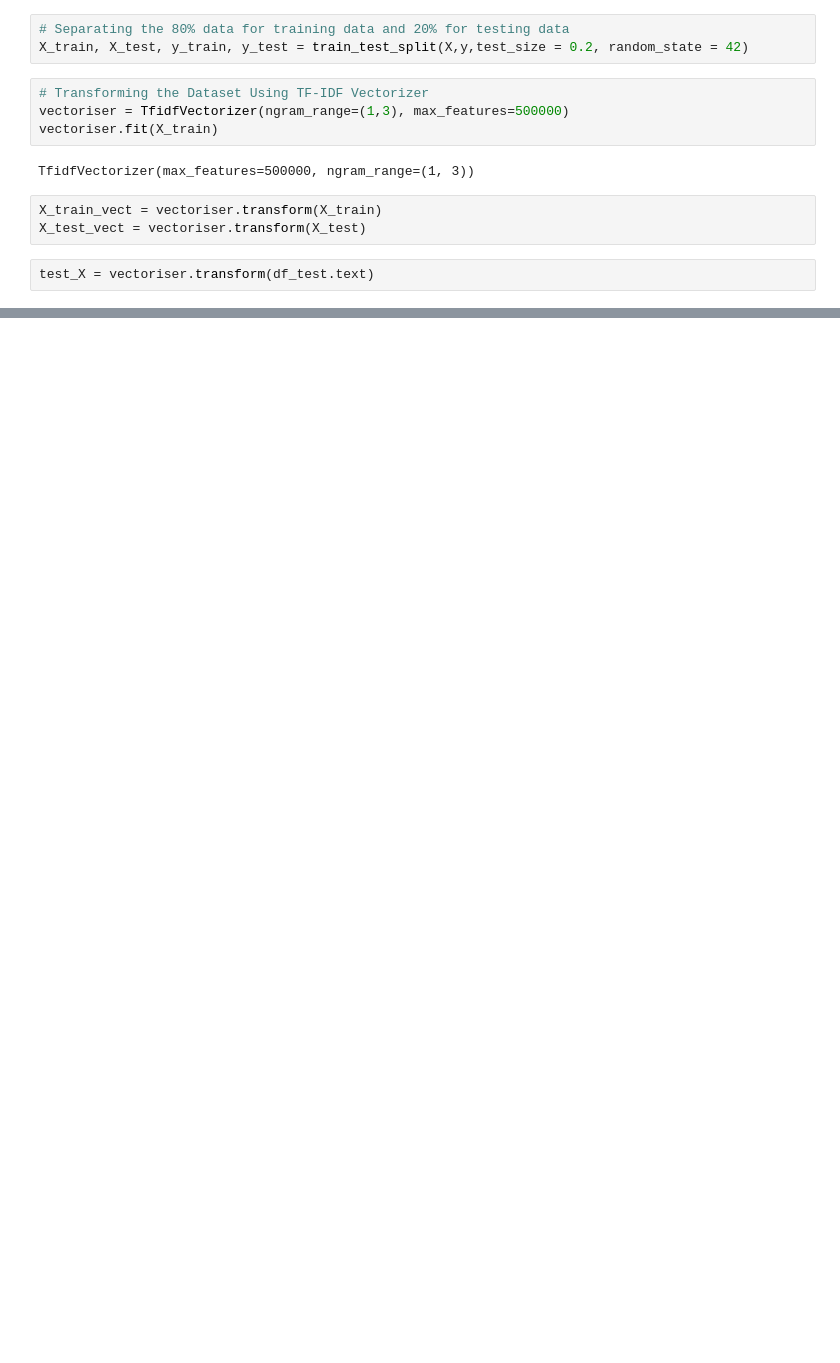
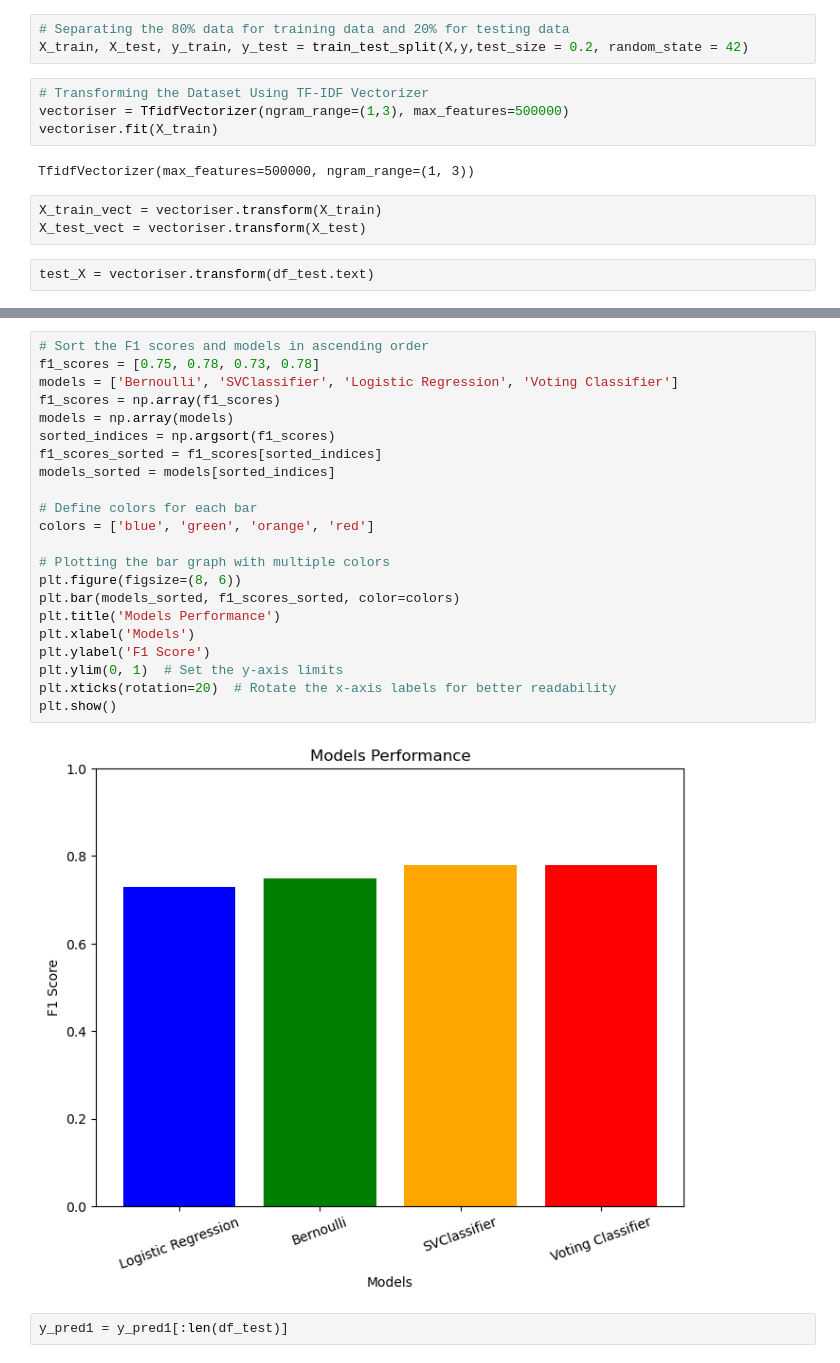
Before and after one commit to Sorach-Roshe/south_language, a Jupyter notebook: south_lang.ipynb, the cells around one changed output, grey strips where cells are left out. Drawn from its saved outputs; the diff is of its cells as text; blank space fills up the shorter version.

```diff
--- a/south_lang.ipynb
+++ b/south_lang.ipynb
@@ -366,0 +326,26 @@ results_df_svc.head()
+# %%
+# Sort the F1 scores and models in ascending order
+f1_scores = [0.75, 0.78, 0.73, 0.78]
+models = ['Bernoulli', 'SVClassifier', 'Logistic Regression', 'Voting Classifier']
+f1_scores = np.array(f1_scores)
+models = np.array(models)
+sorted_indices = np.argsort(f1_scores)
+f1_scores_sorted = f1_scores[sorted_indices]
+models_sorted = models[sorted_indices]
+
+# Define colors for each bar
+colors = ['blue', 'green', 'orange', 'red']
+
+# Plotting the bar graph with multiple colors
+plt.figure(figsize=(8, 6))
+plt.bar(models_sorted, f1_scores_sorted, color=colors)
+plt.title('Models Performance')
+plt.xlabel('Models')
+plt.ylabel('F1 Score')
+plt.ylim(0, 1)  # Set the y-axis limits
+plt.xticks(rotation=20)  # Rotate the x-axis labels for better readability
+plt.show()
+# %% [output]
+[figure, added]
+# %%
+y_pred1 = y_pred1[:len(df_test)]
```
Also changed, not shown: parts of 31 cells of this notebook, 6 other files.
